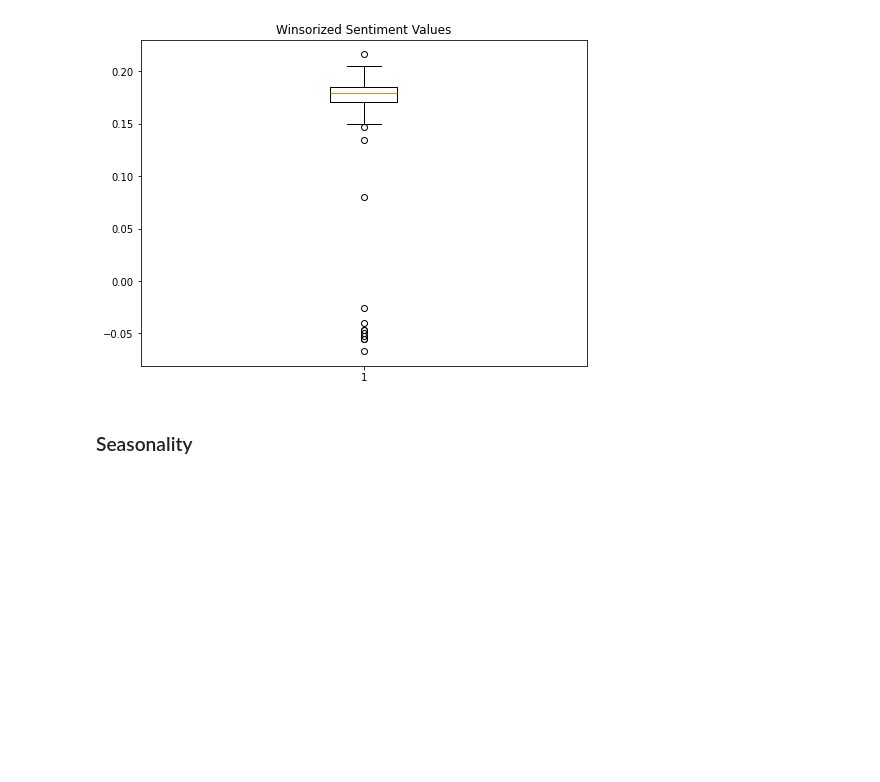
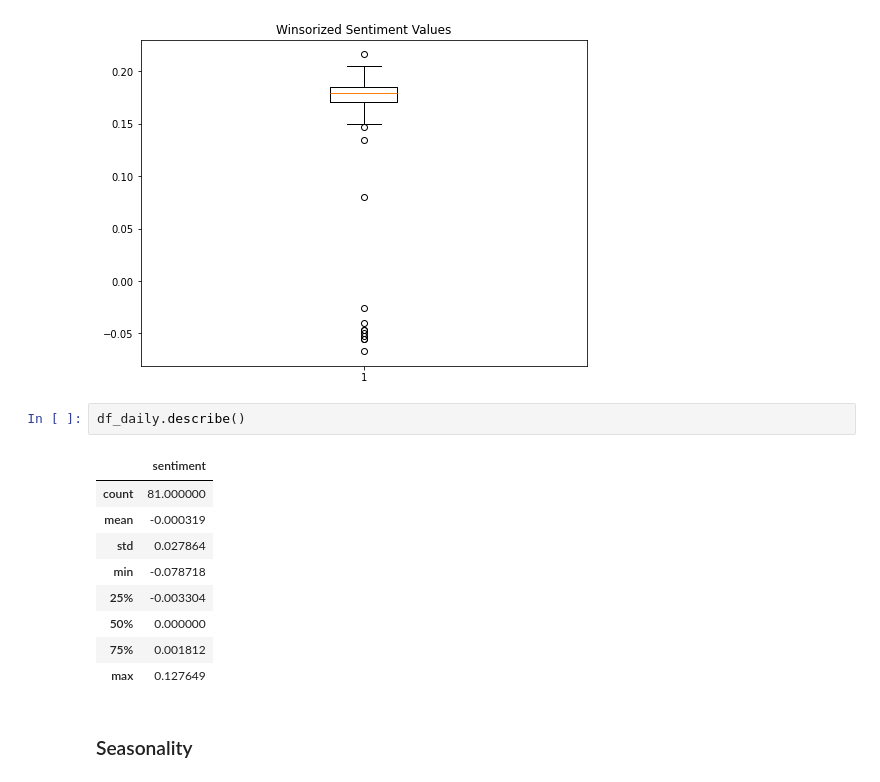
Before and after one commit to CleliaCaetano/CA2_SEM2_ProjectTweets, a Jupyter notebook: MScDataAnalytics_CA2_SEM2_CleliaCaetano.ipynb, the cells around one changed output. Saved outputs shown, nothing was run; the diff lists cells and outputs as text; blank space fills up the shorter version.

```diff
--- a/MScDataAnalytics_CA2_SEM2_CleliaCaetano.ipynb
+++ b/MScDataAnalytics_CA2_SEM2_CleliaCaetano.ipynb
@@ -1209,6 +1197,18 @@ plt.title('Winsorized Sentiment Values')
 df_daily['sentiment'] = winsorized_VALUE
 # %% [output]
 [figure]
+# %%
+df_daily.describe()
+# %% [output]
+|  | sentiment |
+| count | 81.000000 |
+| mean | -0.000319 |
+| std | 0.027864 |
+| min | -0.078718 |
+| 25% | -0.003304 |
+| 50% | 0.000000 |
+| 75% | 0.001812 |
+| max | 0.127649 |
 # %% [markdown]
 ### Seasonality
 # %%
```
Also changed, not shown: parts of 3 cells of this notebook.
